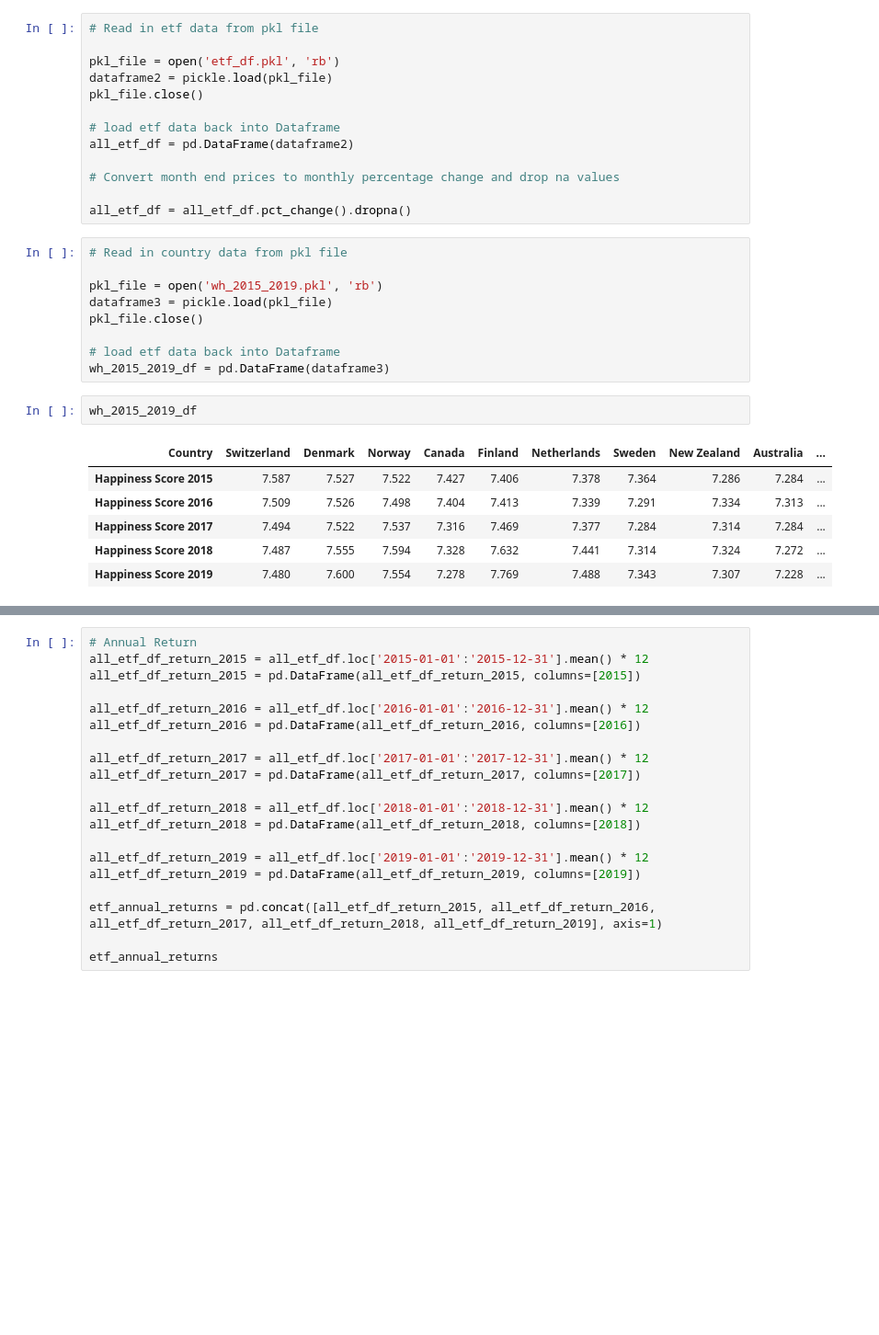
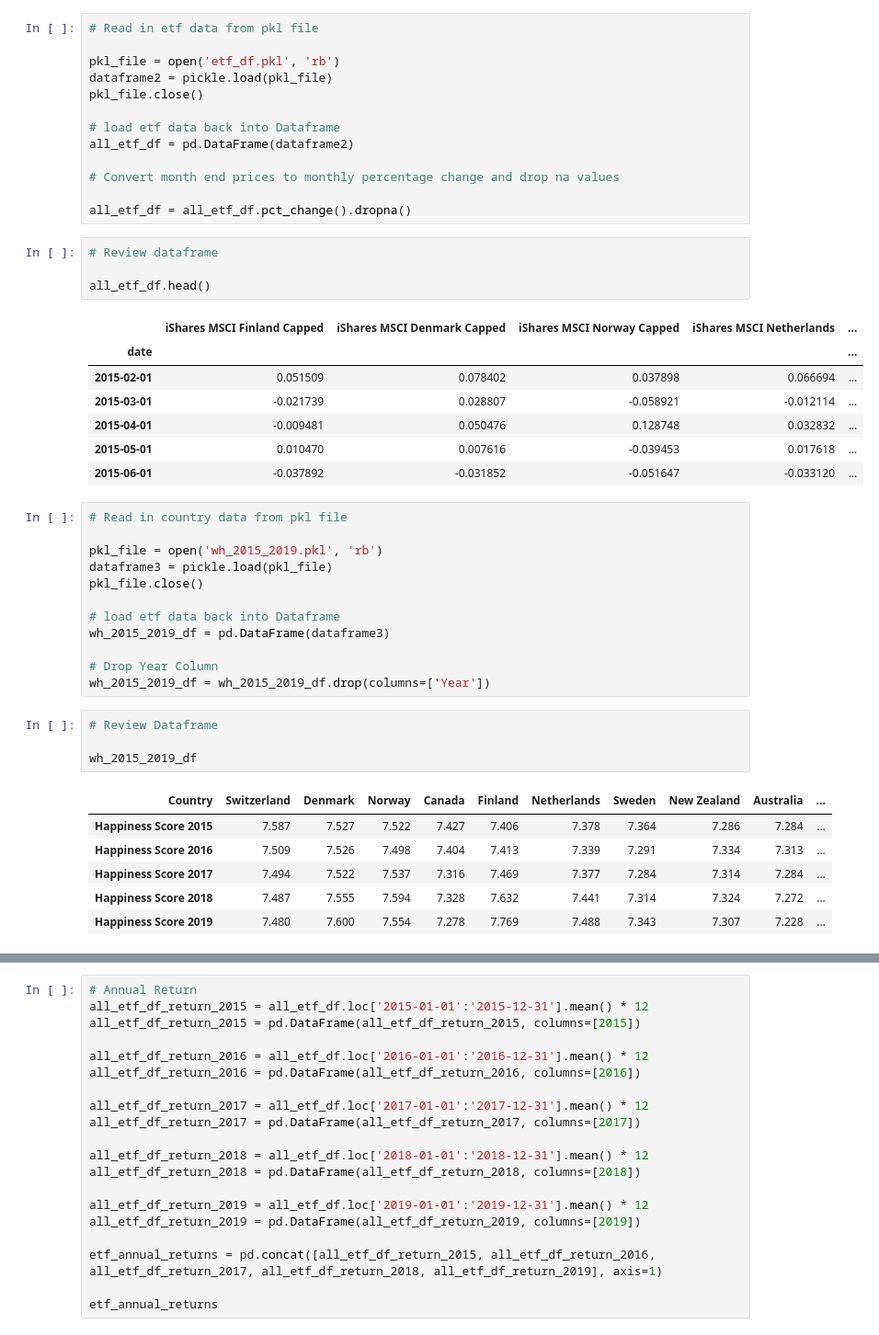
Before and after one commit to tnmercer/group_repo, a Jupyter notebook: main_notebook.ipynb, the cells around one changed output, grey strips where cells are left out. Shown at 92% size. Cells and saved outputs as stored; diff of their text form; blank space fills up the shorter version.

```diff
--- a/main_notebook.ipynb
+++ b/main_notebook.ipynb
@@ -18,6 +20,18 @@ all_etf_df = pd.DataFrame(dataframe2)
 # Convert month end prices to monthly percentage change and drop na values
 
 all_etf_df = all_etf_df.pct_change().dropna()
+# %%
+# Review dataframe
+
+all_etf_df.head()
+# %% [output]
+|  | iShares MSCI Finland Capped | iShares MSCI Denmark Capped | iShares MSCI Norway Capped | iShares MSCI Netherlands | ... |
+| date |  |  |  |  | ... |
+| 2015-02-01 | 0.051509 | 0.078402 | 0.037898 | 0.066694 | ... |
+| 2015-03-01 | -0.021739 | 0.028807 | -0.058921 | -0.012114 | ... |
+| 2015-04-01 | -0.009481 | 0.050476 | 0.128748 | 0.032832 | ... |
+| 2015-05-01 | 0.010470 | 0.007616 | -0.039453 | 0.017618 | ... |
+| 2015-06-01 | -0.037892 | -0.031852 | -0.051647 | -0.033120 | ... |
 # %%
 # Read in country data from pkl file
 
@@ -27,7 +41,12 @@ pkl_file.close()
 
 # load etf data back into Dataframe
 wh_2015_2019_df = pd.DataFrame(dataframe3)
+
+# Drop Year Column
+wh_2015_2019_df = wh_2015_2019_df.drop(columns=['Year'])
 # %%
+# Review Dataframe
+
 wh_2015_2019_df
 # %% [output]
 | Country | Switzerland | Denmark | Norway | Canada | Finland | Netherlands | Sweden | New Zealand | Australia | ... |
```
Also changed, not shown: parts of 22 cells of this notebook.
